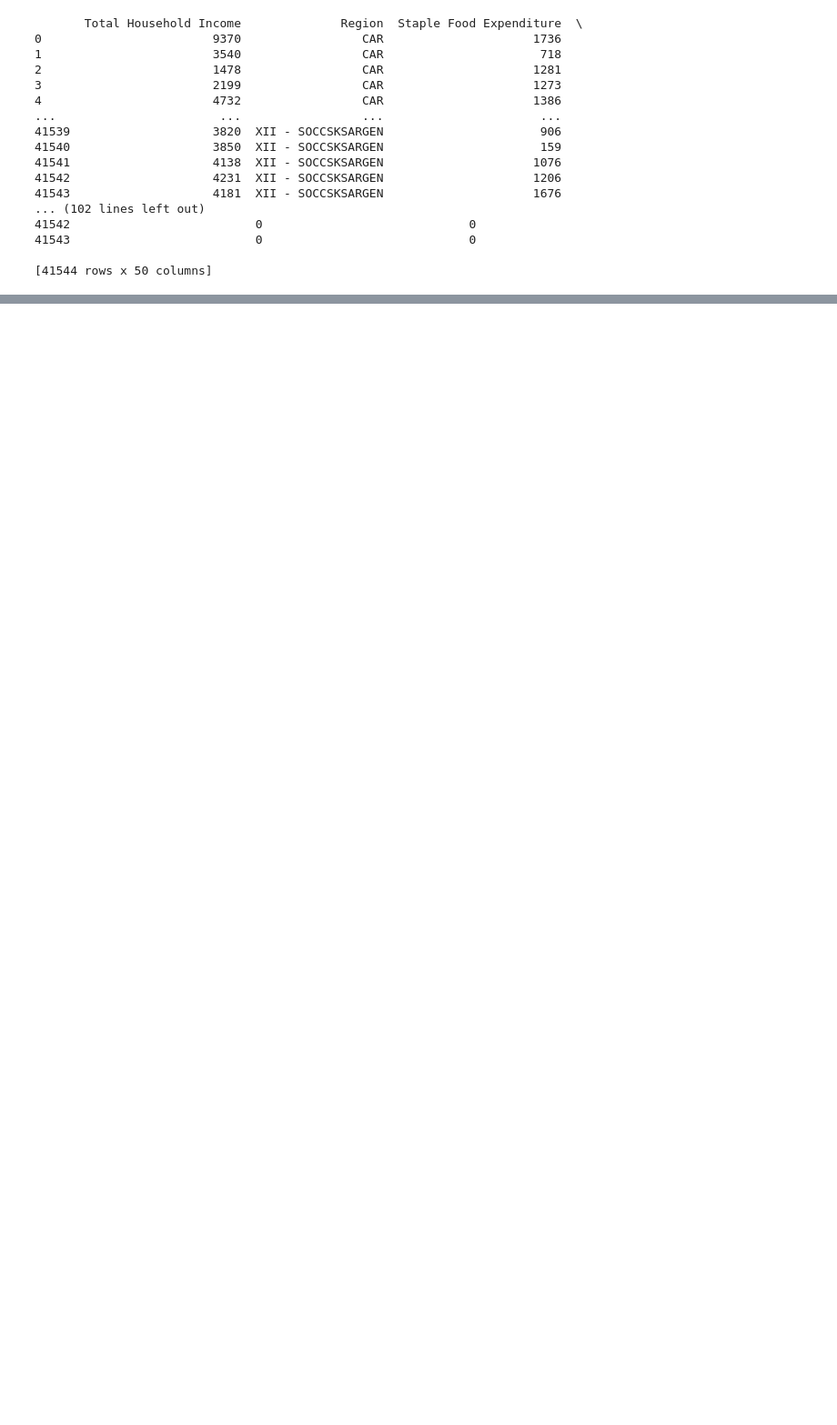
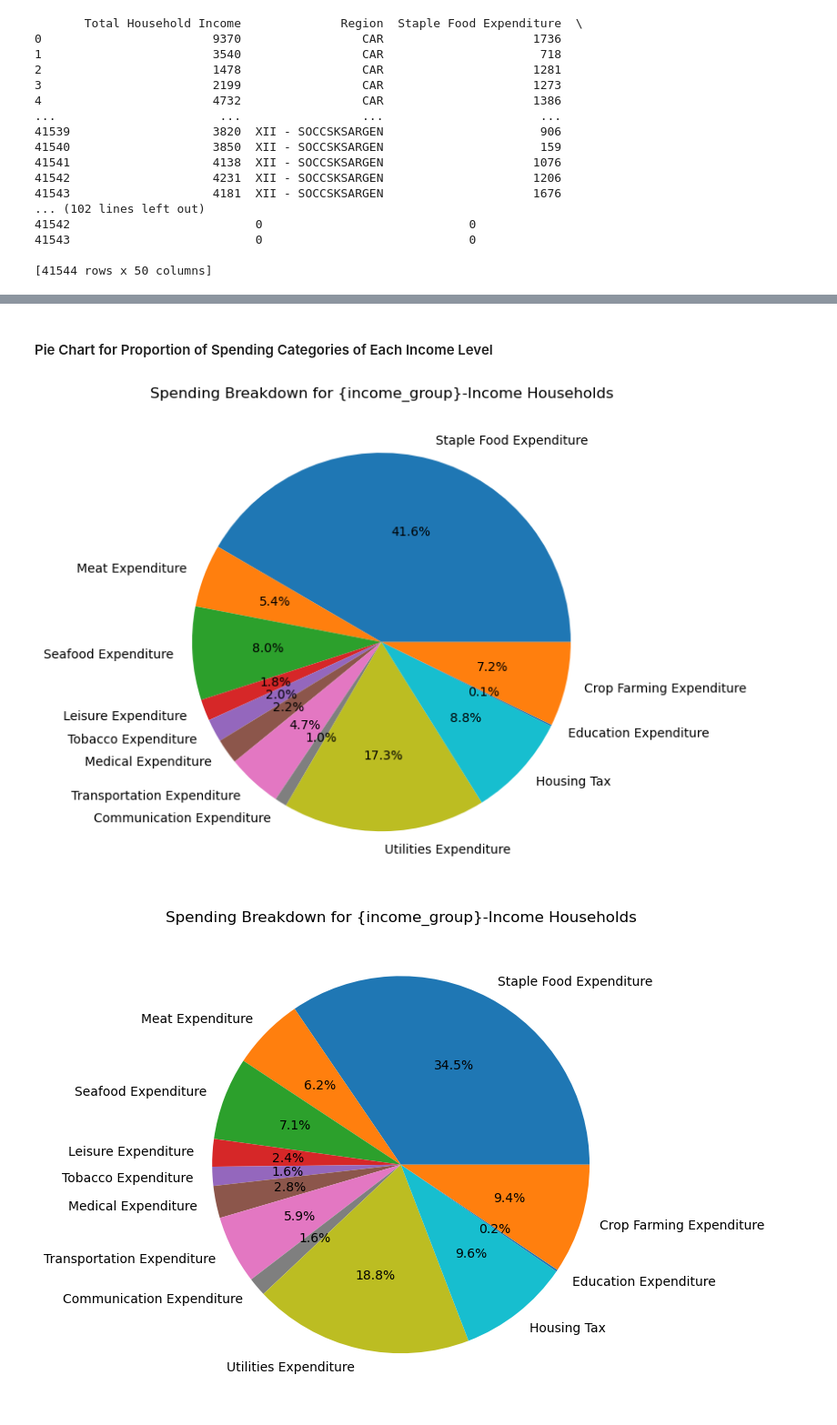
Before and after one commit to Mon-Thet/Data-Processing-in-Python, a Jupyter notebook: main.ipynb, the cells around one changed output, grey strips where cells are left out. Shown: that part at 91% size. Cells and saved outputs as stored; diff of their text form; code cells hidden in the pictures; blank space fills up the shorter version.

```diff
--- a/main.ipynb
+++ b/main.ipynb
@@ -69,0 +102,16 @@ print(df_filtered)
+# %% [markdown]
+#### Pie Chart for Proportion of Spending Categories of Each Income Level
+# %%
+available_expenditure_columns = [col for col in expenditure_columns if col in df_cleaned.columns]
+
+for income_group in ["Low", "Medium", "High"]:
+    plt.figure(figsize=(8, 8))
+    group_means = df_cleaned[df_cleaned["Income Level"] == income_group][available_expenditure_columns].mean()
+    group_means.plot.pie(autopct="%1.1f%%")
+    plt.title("Spending Breakdown for {income_group}-Income Households")
+    plt.ylabel("")
+    plt.tight_layout()
+    plt.show()
+# %% [output]
+[figure, added]
+[figure, added]
```
Also changed, not shown: parts of 21 cells of this notebook.
